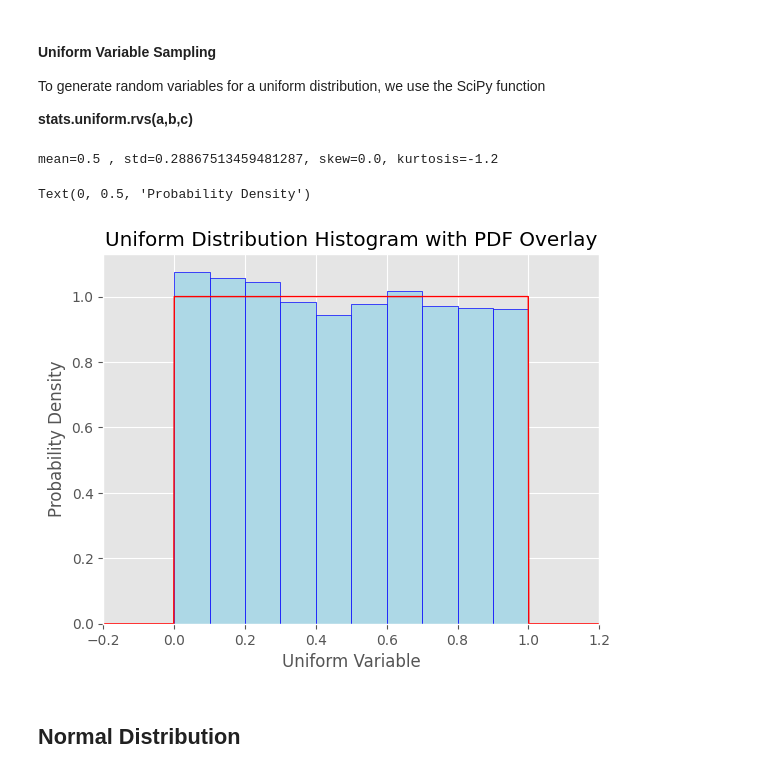
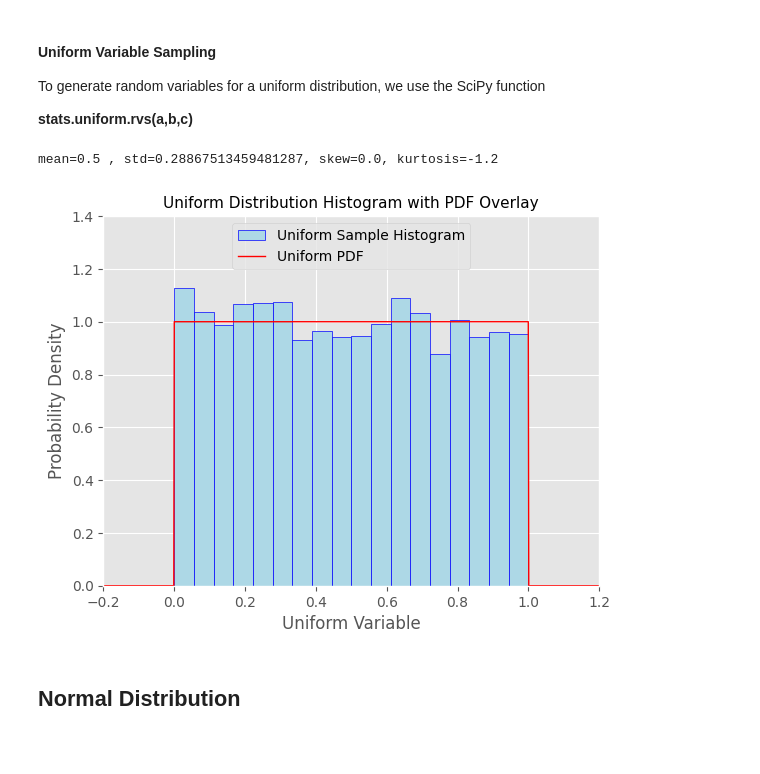
Before and after one commit to samtaba/Statistics, a Jupyter notebook: Statistics.ipynb, the cells around one changed output. Cells and saved outputs as stored; diff of their text form; code cells hidden in the pictures; blank space fills up the shorter version.

Commit message:
Fixed diagram legends

```diff
--- a/Statistics.ipynb
+++ b/Statistics.ipynb
@@ -100,36 +100,39 @@ To generate random variables for a uniform distribution, we use the SciPy functi
 # %%
 # set random seed
 np.random.seed(10)
 
 # number of samples
 samples = 5000
+
+# x axis limits
+x_lower= -0.2
+x_upper = 1.2
 
 # generate random uniform variables from 0 to 1
 y = stats.uniform.rvs(0, 1, samples)
 
 mean, var, skew, kurt = stats.uniform.stats(moments='mvsk')
 
 print(f"mean={mean} , std={np.sqrt(var)}, skew={skew}, kurtosis={kurt} \n")
 
 # set bin range and plot histogram
-bin = np.arange(-0.2,1.2,0.1)
-
-plt.hist(y, bins=bin, density=True, color="lightblue", edgecolor='blue')
-
-plt.xlim(-0.2,1.2)
+plt.xlim(x_lower, x_upper)
+plt.ylim(0, 1.4)
+plt.hist(y, bins='auto', density=True, color="lightblue", edgecolor='blue', label="Uniform Sample Histogram")
 
 # plot pdf overlay
-x=np.linspace(-0.2, 1.2, 1000)
+x = np.linspace(x_lower, x_upper, 1000)
+plt.plot(x, stats.uniform.pdf(x), linewidth=1, color='red', label="Uniform PDF")
 
-plt.plot(x, stats.uniform.pdf(x), linewidth=1, color='red')
-
-plt.title("Uniform Distribution Histogram with PDF Overlay")
+plt.title("Uniform Distribution Histogram with PDF Overlay", fontsize=11)
 plt.xlabel("Uniform Variable")
 plt.ylabel("Probability Density")
+plt.legend(loc='upper center')
+
+plt.show()
 # %% [output]
 mean=0.5 , std=0.28867513459481287, skew=0.0, kurtosis=-1.2
-Text(0, 0.5, 'Probability Density')
-[figure, old version]
+[figure, new version]
 # %% [markdown]
 ## Normal Distribution
 # %% [markdown]
```
Also changed, not shown: parts of 2 cells of this notebook.
